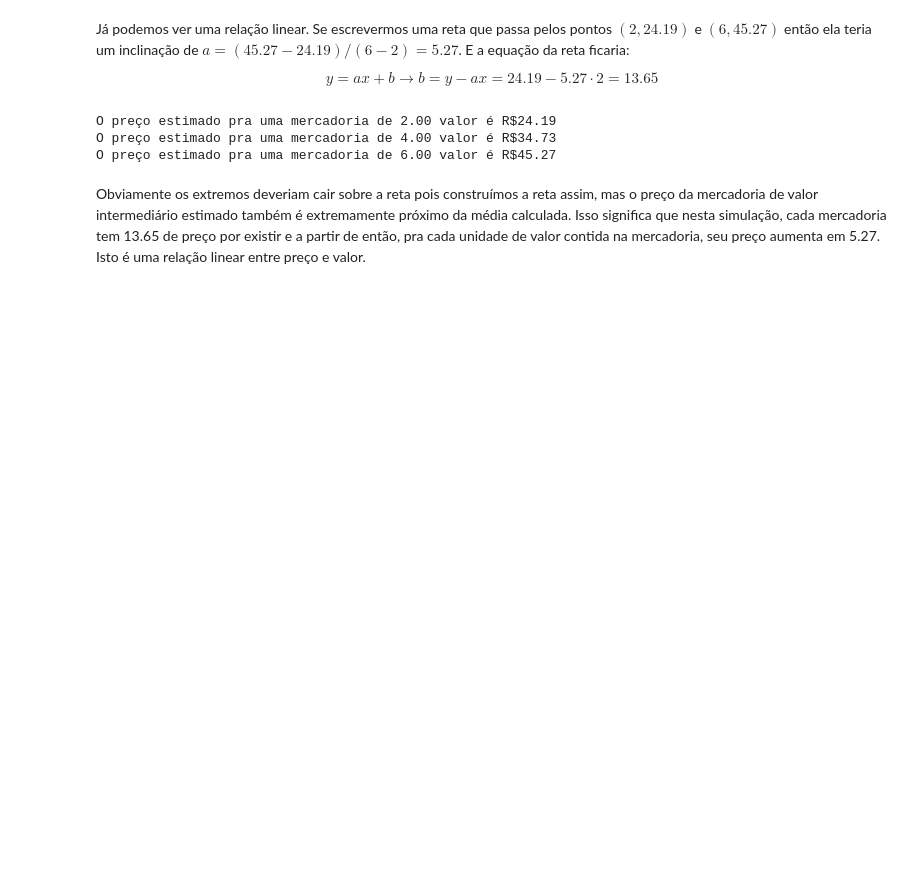
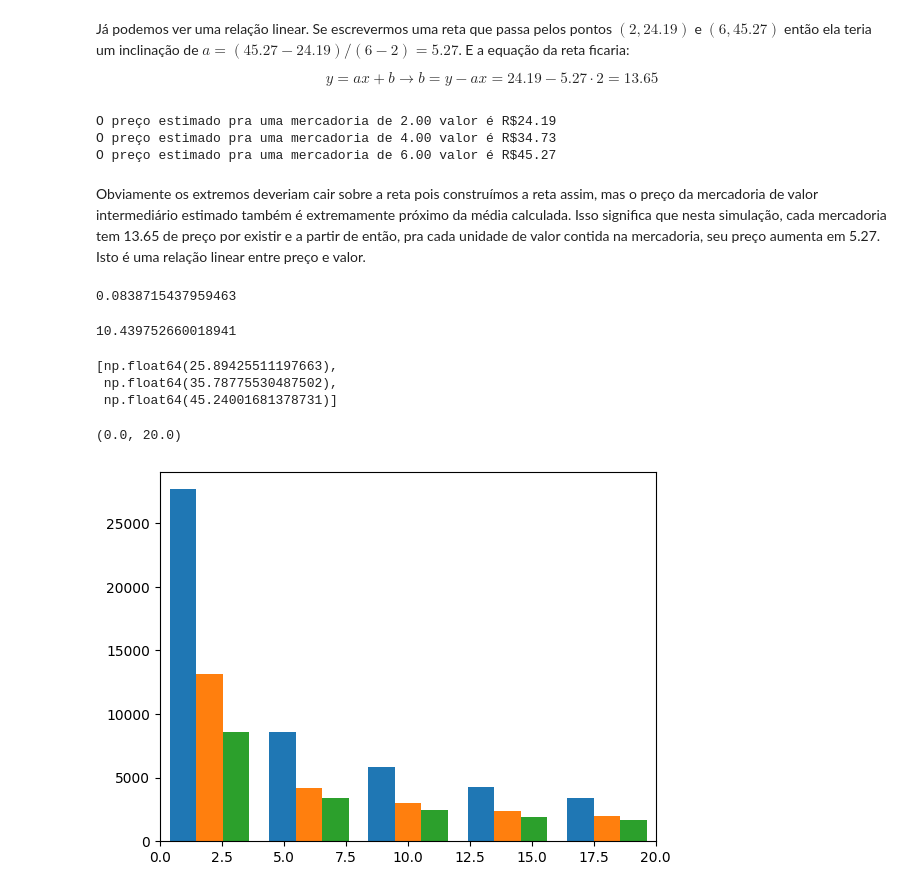
Before and after one commit to jdansb/jdansb.github.io, a Jupyter notebook: Econofisica/aproximacao_estatistica_da_lei_do_valor.ipynb, the cells around one changed output. Cells and saved outputs as stored; diff of their text form; code cells hidden in the pictures; blank space fills up the shorter version.

```diff
--- a/Econofisica/aproximacao_estatistica_da_lei_do_valor.ipynb
+++ b/Econofisica/aproximacao_estatistica_da_lei_do_valor.ipynb
@@ -272,12 +274,12 @@ import matplotlib.pyplot as plt
 ##CONFIGURANDO A CONDIÇÂO INICIAL
 
 #Parâmetros
-N = 200         #Número de trabalhadores
+N = 100         #Número de trabalhadores
 L = 3           #Quantidade de mercadorias
-M = 600       #Moedas na simulação
+M = 100*N       #Moedas na simulação
 R = 20          #Tempo máximo possível de consumo
 C = 2           #Fator de troca de seção
-p = 20000       #Duração da simulação
+p = 5000       #Duração da simulação
 G = 5000        #Período de guardar
 
 #% R1
@@ -343,7 +345,7 @@ for passo in range(p):
 
     #Precisamos checar para cada mercadoria se há compradores e vendedores
     Nres=[]                    #Mercadorias ainda não resolvidas
-    limites= np.full(N,10000,dtype=float)
+    limites= np.full(N,1000,dtype=float)
     for j in range(L):
         vendedor  = False;       #Se achamos um vendedor
         comprador = False        #Se achamos um comprador
@@ -370,7 +372,7 @@ for passo in range(p):
                 vendedores.append(i)
         compradores =[]                    #Vamos construir uma lista de possíveis compradores
         for i in range(N):
-            if(int(D[i][j])>int(E[i][j]) and limites[i]>0):           #Se ele deseja mais mercadoria do que tem
+            if(int(D[i][j])>int(E[i][j]) and limites[i]>0 ):           #Se ele deseja mais mercadoria do que tem
                 compradores.append(i)
         if (len(compradores)==0 or len(vendedores)==0): #Se não há mais algum
            Nres.pop(a)        #Removemos a mercadoria da lista
@@ -393,6 +395,8 @@ for passo in range(p):
 
             limites[com]-=1
             limites[ven]-=1
+            if(limites[com]==0 or limites[ven]==0):
+              print("ESGOTOU")
 
     #% S1
 
@@ -469,0 +469,31 @@ Obviamente os extremos deveriam cair sobre a reta pois construímos a reta assim
+# %%
+k=0
+c=0
+for x in bkup2[2]:
+  c+=1
+  if (x==0):
+    k+=1
+print(k/c)
+# %% [output]
+0.0838715437959463
+# %%
+din=0;val=0;x=1
+for k in range(len(bkup2[x])):
+  if(bkup2[x][k]!=0):
+    din+=bkup2[x][k]
+    val+=Producao[x]
+print(din/val)
+# %% [output]
+10.439752660018941
+# %%
+medias
+# %% [output]
+[np.float64(25.89425511197663),
+ np.float64(35.78775530487502),
+ np.float64(45.24001681378731)]
+# %%
+plt.hist(bkup2,bins=500)
+plt.xlim(0,20)
+# %% [output]
+(0.0, 20.0)
+[figure, added]
```
Also changed, not shown: parts of 5 cells of this notebook.
